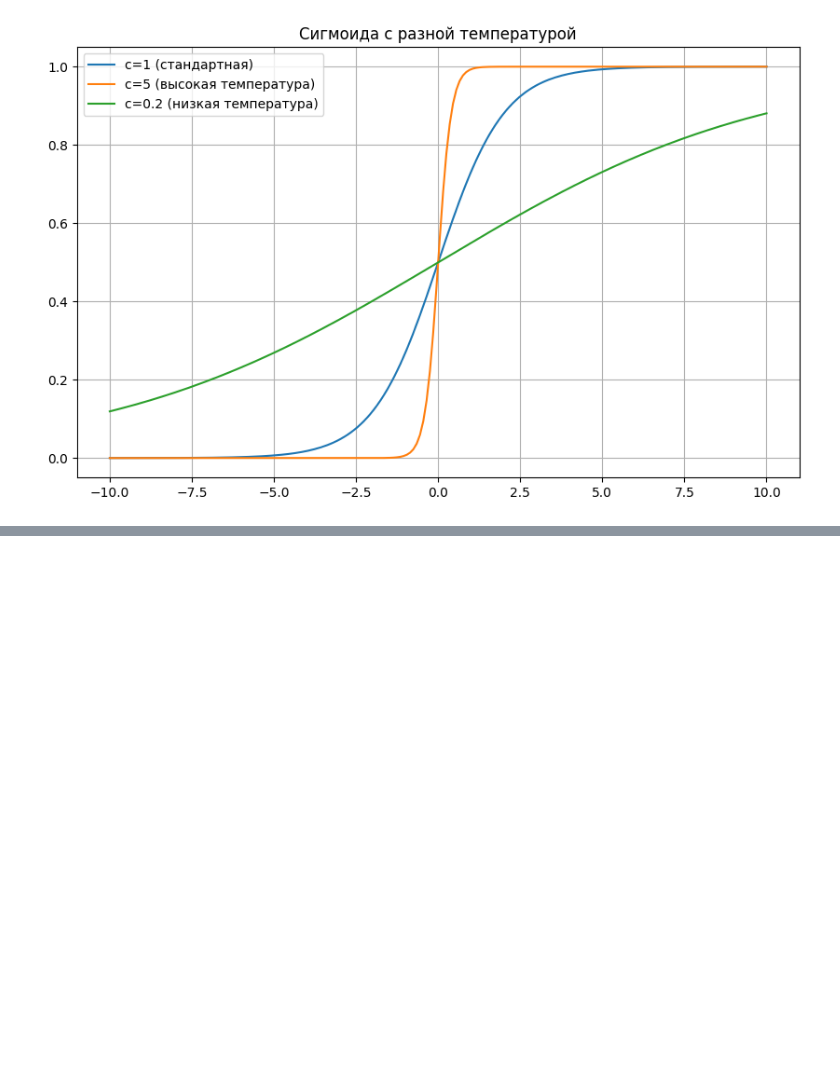
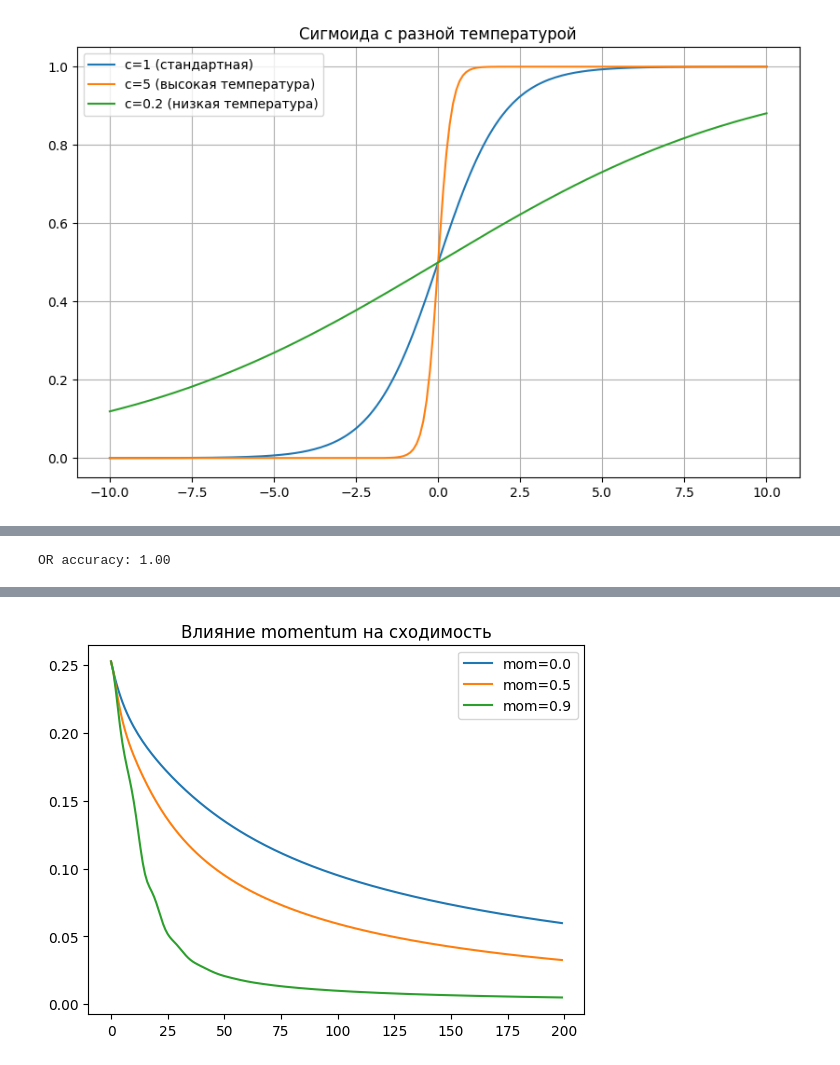
Before and after one commit to mlakusss/ai_ml_lab03, a Jupyter notebook: NumPy-checkpoint.ipynb, the cells around one changed output, grey strips where cells are left out. Saved outputs shown, nothing was run; the diff lists cells and outputs as text; code cells hidden in the pictures; blank space fills up the shorter version.

```diff
--- a/NumPy-checkpoint.ipynb
+++ b/NumPy-checkpoint.ipynb
@@ -143,0 +170,12 @@ NameError: name 'sigmoid_derivative' is not defined
+# %%
+lr_list = [0.1, 1.0, 5.0]
+for lr in lr_list:
+    np.random.seed(21)
+    w = np.random.uniform(-0.05, 0.05, (2,1))
+    b = np.random.uniform(-0.05, 0.05)
+    _, _, loss_hist = train_neuron(
+        X_data, y_and_data, mse, mse_derivative, sigmoid, sigmoid_derivative,
+        w, b, 100, lr, 0.9)
+    final_loss = loss_hist[-1]
+    # Проверка точности после обучения (нужно дообучить до конца, упрощённо)
+    print(f"lr={lr}: final loss = {final_loss:.6f}")
@@ -143,0 +186,19 @@ NameError: name 'sigmoid_derivative' is not defined
+# %%
+y_or_data = np.array([0, 1, 1, 1]).reshape(-1, 1)
+
+# Подбор гиперпараметров (например, learning_rate=0.3, momentum=0.9, epochs=150)
+np.random.seed(21)
+w = np.random.uniform(-0.05, 0.05, (2,1))
+b = np.random.uniform(-0.05, 0.05)
+w_or, b_or, loss_hist_or = train_neuron(
+    X_data, y_or_data, mse, mse_derivative, sigmoid, sigmoid_derivative,
+    w, b, epochs=150, lr=0.3, momentum=0.9)
+
+s = X_data.dot(w_or) + b_or
+z = sigmoid(s)
+pred = (z >= 0.5).astype(int)
+acc_or = np.mean(pred == y_or_data)
+print(f"OR accuracy: {acc_or:.2f}")
+assert acc_or == 1.0
+# %% [output]
+OR accuracy: 1.00
@@ -143,0 +266,15 @@ NameError: name 'sigmoid_derivative' is not defined
+# %%
+mom_list = [0.0, 0.5, 0.9]
+for mom in mom_list:
+    np.random.seed(21)
+    w = np.random.uniform(-0.05, 0.05, (2,1))
+    b = np.random.uniform(-0.05, 0.05)
+    _, _, loss_hist = train_neuron(
+        X_data, y_and_data, mse, mse_derivative, sigmoid, sigmoid_derivative,
+        w, b, 200, 0.5, mom)
+    print(f"momentum={mom}: final loss = {loss_hist[-1]:.6f}")
+    plt.plot(loss_hist, label=f'mom={mom}')
+plt.legend()
+plt.title("Влияние momentum на сходимость")
+plt.show()
+# %% [output]
@@ -143,0 +284 @@ NameError: name 'sigmoid_derivative' is not defined
+[figure, added]
```
Also changed, not shown: parts of 7 cells of this notebook.
